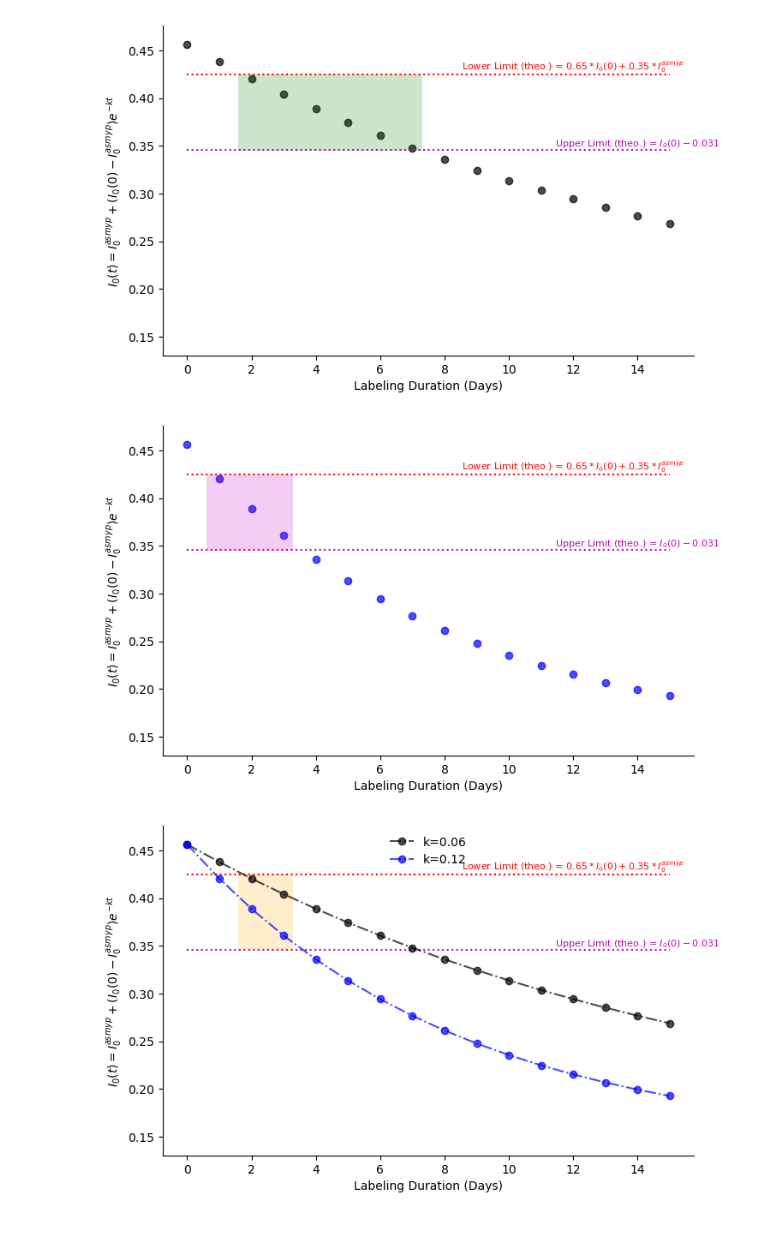
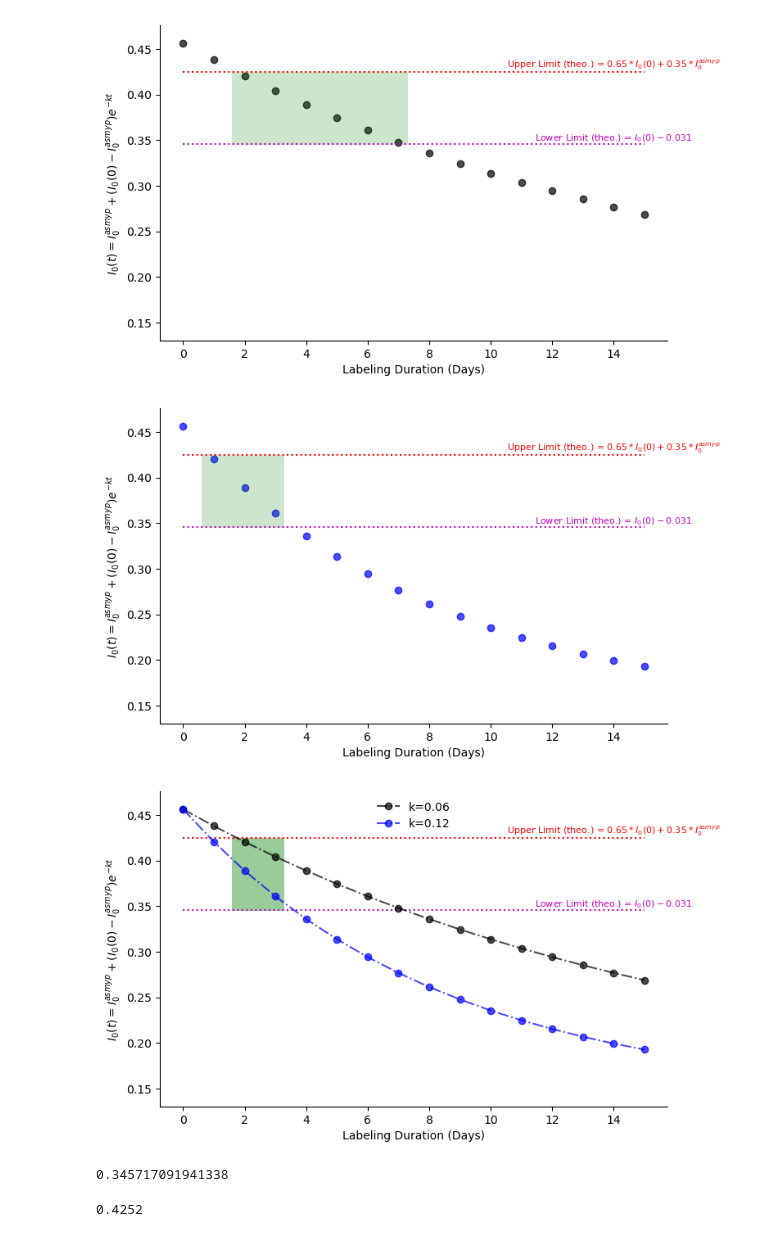
Before and after one commit to henockmamo54/TimePointSelection_paperAnalysis, a Jupyter notebook: Final/Figure5/rangeplots.ipynb, the cells around one changed output. Saved outputs shown, nothing was run; the diff lists cells and outputs as text; code cells hidden in the pictures.

```diff
--- a/Final/Figure5/rangeplots.ipynb
+++ b/Final/Figure5/rangeplots.ipynb
@@ -29,36 +29,36 @@ lowerlimt=0.65*I0_0 +0.35*I0_asymp
 
 
 # Create a rectangle patch
 rect=patches.Rectangle(( 2 - 0.4, lowerlimt-0.001),
                         5  +0.7,
                         uperlimt-lowerlimt +0.001, facecolor="g", alpha=0.2)
 
 
 ax.plot(times,[lowerlimt]*len(times),c='m',ls=':')
 ax.plot(times,[uperlimt]*len(times),c='r',ls=':')
 
 ax.scatter(times,slow,c='k',alpha=0.7 )
 
 ax.add_patch(rect)
 
 
-ax.text(12, uperlimt, "Lower Limit (theo.) = " +r"$0.65 * I_0(0) + 0.35 * I_0^{asmyp}$", ha='center', va='bottom', fontsize=8, color='r')
-ax.text(14, lowerlimt, r"Upper Limit (theo.) = $I_0(0) - 0.031$", ha='center', va='bottom', fontsize=8, color='m')
+ax.text(14, uperlimt, "Upper Limit (theo.) = " +r"$0.65 * I_0(0) + 0.35 * I_0^{asmyp}$", ha='center', va='bottom', fontsize=8, color='r')
+ax.text(14, lowerlimt, r"Lower Limit (theo.) = $I_0(0) - 0.031$", ha='center', va='bottom', fontsize=8, color='m')
 
 plt.gca().spines['top'].set_visible(False)
 plt.gca().spines['right'].set_visible(False)
 plt.ylim([I0_asymp-0.01,I0_0+0.02])
 
 plt.xlabel("Labeling Duration (Days)")
 ax.set_ylabel(r"$I_0(t) = I_0^{asmyp} + (I_0(0) - I_0^{asmyp})e^{-kt}$")
 # plt.legend(frameon=False, loc='upper right')
 
 
 plt.savefig("_Figure5_006.jpeg",dpi=900)
 
 plt.show()
 # %% [output]
-[figure, old version]
+[figure, new version]
 # %%
 # =======================> slow
 
@@ -71,7 +71,7 @@ lowerlimt=0.65*I0_0 +0.35*I0_asymp
 # Create a rectangle patch
 rect=patches.Rectangle(( 1 - 0.4, lowerlimt-0.001),
                         2  +0.7,
-                        uperlimt-lowerlimt +0.001, facecolor="m", alpha=0.2)
+                        uperlimt-lowerlimt +0.001, facecolor="g", alpha=0.2)
 
 
 ax.plot(times,[lowerlimt]*len(times),c='m',ls=':')
@@ -82,8 +82,8 @@ ax.scatter(times,fast,c='b',alpha=0.7 )
 ax.add_patch(rect)
 
 
-ax.text(12, uperlimt, "Lower Limit (theo.) = " +r"$0.65 * I_0(0) + 0.35 * I_0^{asmyp}$", ha='center', va='bottom', fontsize=8, color='r')
-ax.text(14, lowerlimt, r"Upper Limit (theo.) = $I_0(0) - 0.031$", ha='center', va='bottom', fontsize=8, color='m')
+ax.text(14, uperlimt, "Upper Limit (theo.) = " +r"$0.65 * I_0(0) + 0.35 * I_0^{asmyp}$", ha='center', va='bottom', fontsize=8, color='r')
+ax.text(14, lowerlimt, r"Lower Limit (theo.) = $I_0(0) - 0.031$", ha='center', va='bottom', fontsize=8, color='m')
 
 plt.gca().spines['top'].set_visible(False)
 plt.gca().spines['right'].set_visible(False)
@@ -97,7 +97,7 @@ plt.savefig("_Figure5_0.12.jpeg",dpi=900)
 
 plt.show()
 # %% [output]
-[figure, old version]
+[figure, new version]
 # %%
 
 fig, ax = plt.subplots(figsize=(8,5))
@@ -120,7 +120,7 @@ rect_fast=patches.Rectangle(( 1 - 0.4, lowerlimt-0.001),
 # Create a rectangle patch
 rect_common=patches.Rectangle(( 2 - 0.4, lowerlimt-0.001),
                         1  +0.7,
-                        uperlimt-lowerlimt +0.001, facecolor="orange", alpha=0.2)
+                        uperlimt-lowerlimt +0.001, facecolor="g", alpha=0.4)
 
 
 ax.plot(times,[lowerlimt]*len(times),c='m',ls=':')
@@ -135,8 +135,8 @@ ax.plot(times,fast,c='b',alpha=0.7,marker='o',ls="-.",label="k=0.12" )
 ax.add_patch(rect_common)
 
 
-ax.text(12, uperlimt, "Lower Limit (theo.) = " +r"$0.65 * I_0(0) + 0.35 * I_0^{asmyp}$", ha='center', va='bottom', fontsize=8, color='r')
-ax.text(14, lowerlimt, r"Upper Limit (theo.) = $I_0(0) - 0.031$", ha='center', va='bottom', fontsize=8, color='m')
+ax.text(14, uperlimt, "Upper Limit (theo.) = " +r"$0.65 * I_0(0) + 0.35 * I_0^{asmyp}$", ha='center', va='bottom', fontsize=8, color='r')
+ax.text(14, lowerlimt, r"Lower Limit (theo.) = $I_0(0) - 0.031$", ha='center', va='bottom', fontsize=8, color='m')
 
 plt.gca().spines['top'].set_visible(False)
 plt.gca().spines['right'].set_visible(False)
@@ -150,4 +150,12 @@ plt.savefig("_Figure5_006_0.12.jpeg",dpi=900)
 
 plt.show()
 # %% [output]
-[figure, old version]
+[figure, new version]
+# %%
+lowerlimt
+# %% [output]
+0.345717091941338
+# %%
+uperlimt
+# %% [output]
+0.4252
```
Also changed, not shown: 2 other files.
